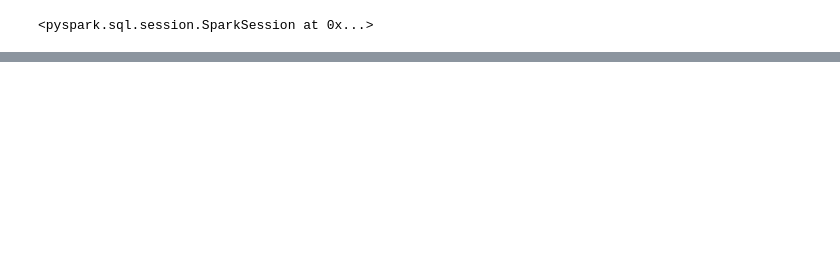
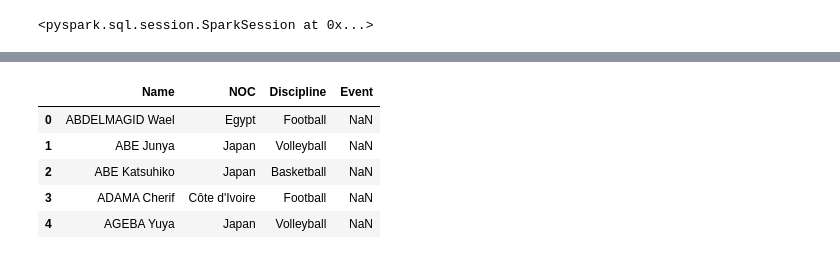
Before and after one commit to HowkMii/Olympics-in-Tokyo, a Jupyter notebook: Kaggle_Olympics_in_Tokyo.ipynb, the cells around one changed output, grey strips where cells are left out. Saved outputs shown, nothing was run; the diff lists cells and outputs as text; code cells hidden in the pictures; blank space fills up the shorter version.

```diff
--- a/Kaggle_Olympics_in_Tokyo.ipynb
+++ b/Kaggle_Olympics_in_Tokyo.ipynb
@@ -79,0 +94,9 @@ athletes.head()
+# %%
+coaches.head()
+# %% [output]
+|  | Name | NOC | Discipline | Event |
+| 0 | ABDELMAGID Wael | Egypt | Football | NaN |
+| 1 | ABE Junya | Japan | Volleyball | NaN |
+| 2 | ABE Katsuhiko | Japan | Basketball | NaN |
+| 3 | ADAMA Cherif | Côte d'Ivoire | Football | NaN |
+| 4 | AGEBA Yuya | Japan | Volleyball | NaN |
```
Also changed, not shown: parts of 8 cells of this notebook.
